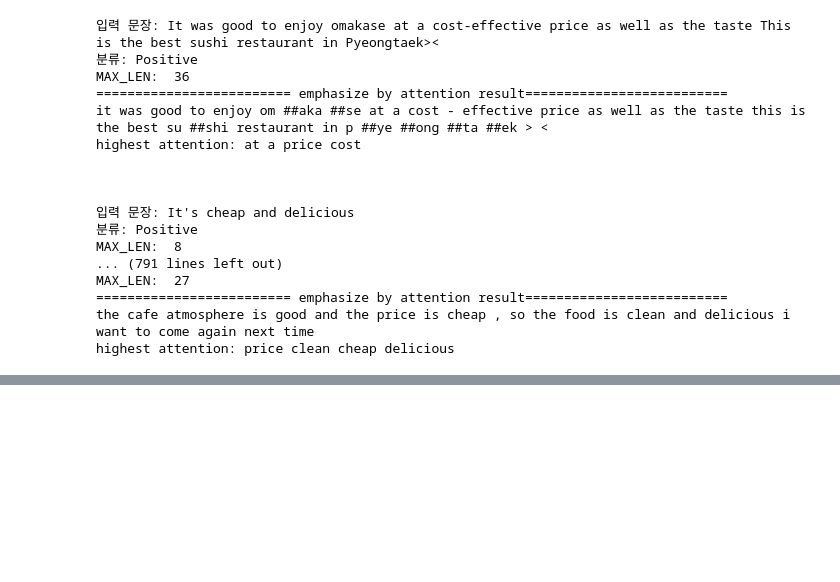
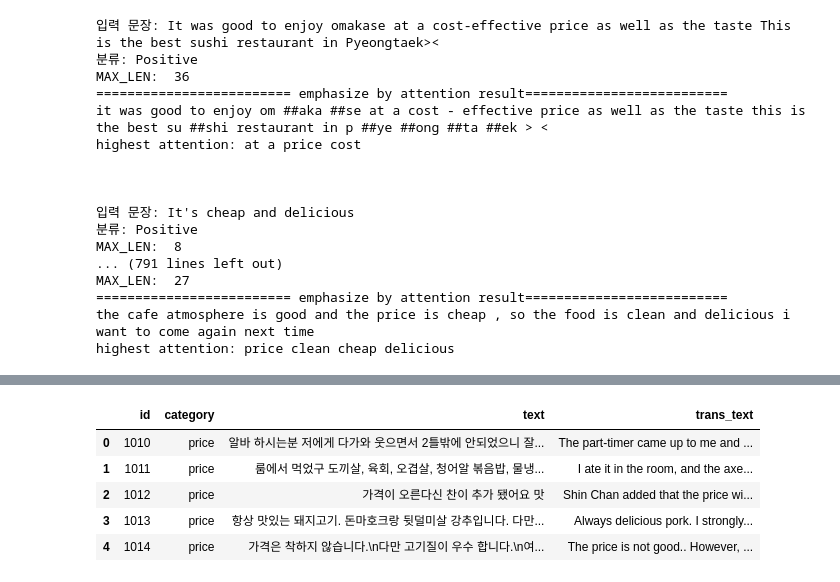
Before and after one commit to Eunjin3395/graduation_project, a Jupyter notebook: BERT_fine_tuning_Price.ipynb, the cells around one changed output, grey strips where cells are left out. Saved outputs shown, nothing was run; the diff lists cells and outputs as text; code cells hidden in the pictures; blank space fills up the shorter version.

```diff
--- a/BERT_fine_tuning_Price.ipynb
+++ b/BERT_fine_tuning_Price.ipynb
@@ -863,0 +997,14 @@ highest attention: price clean cheap delicious
+# %%
+#naver3 data 테스트
+
+# data/naver_data 폴더에서 리뷰 데이터 불러와서 dataframe으로 저장
+test_url='./data/naver_data/mongryen_price.csv'
+df = pd.read_csv(test_url,sep=',', header=0)
+df.head(5)
+# %% [output]
+|  | id | category | text | trans_text |
+| 0 | 1010 | price | 알바 하시는분 저에게 다가와 웃으면서 2틀밖에 안되었으니 잘... | The part-timer came up to me and ... |
+| 1 | 1011 | price | 룸에서 먹었구 도끼살, 육회, 오겹살, 청어알 볶음밥, 물냉... | I ate it in the room, and the axe... |
+| 2 | 1012 | price | 가격이 오른다신 찬이 추가 됐어요 맛 | Shin Chan added that the price wi... |
+| 3 | 1013 | price | 항상 맛있는 돼지고기. 돈마호크랑 뒷덜미살 강추입니다. 다만... | Always delicious pork. I strongly... |
+| 4 | 1014 | price | 가격은 착하지 않습니다.\n다만 고기질이 우수 합니다.\n여... | The price is not good.. However, ... |
```
Also changed, not shown: parts of 16 cells of this notebook, 2 other files.
